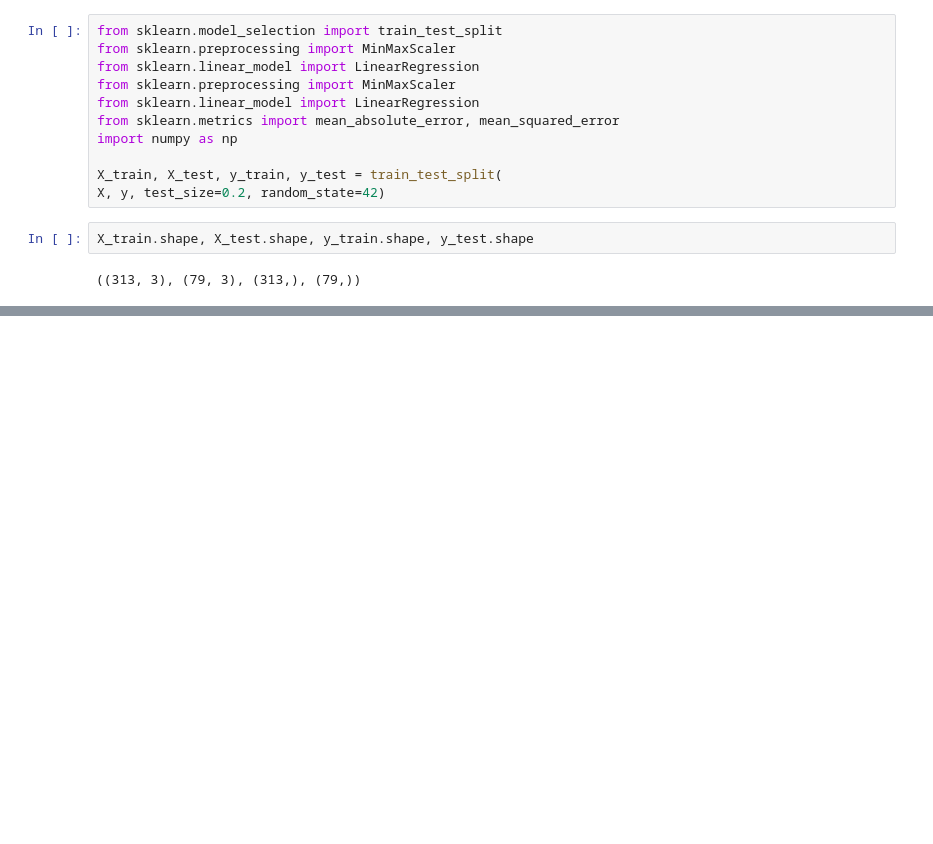
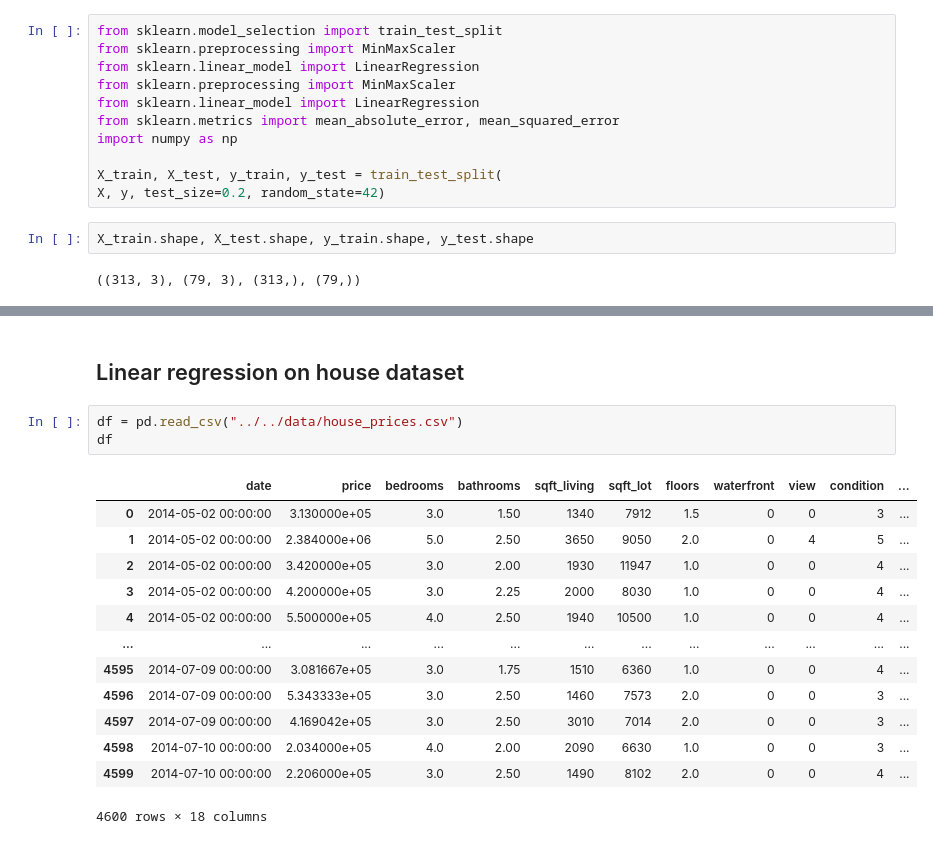
Before and after one commit to Vence85/ai_engineering_jonas_gustafsson, a Jupyter notebook: exercises/exercise_01/exercise_01.ipynb, the cells around one changed output, grey strips where cells are left out. Cells and saved outputs as stored; diff of their text form; blank space fills up the shorter version.

```diff
--- a/exercises/exercise_01/exercise_01.ipynb
+++ b/exercises/exercise_01/exercise_01.ipynb
@@ -177,0 +196,19 @@ RMSE: 4.20
+# %% [markdown]
+## Linear regression on house dataset
+# %%
+df = pd.read_csv("../../data/house_prices.csv")
+df
+# %% [output]
+|  | date | price | bedrooms | bathrooms | sqft_living | sqft_lot | floors | waterfront | view | condition | ... |
+| 0 | 2014-05-02 00:00:00 | 3.130000e+05 | 3.0 | 1.50 | 1340 | 7912 | 1.5 | 0 | 0 | 3 | ... |
+| 1 | 2014-05-02 00:00:00 | 2.384000e+06 | 5.0 | 2.50 | 3650 | 9050 | 2.0 | 0 | 4 | 5 | ... |
+| 2 | 2014-05-02 00:00:00 | 3.420000e+05 | 3.0 | 2.00 | 1930 | 11947 | 1.0 | 0 | 0 | 4 | ... |
+| 3 | 2014-05-02 00:00:00 | 4.200000e+05 | 3.0 | 2.25 | 2000 | 8030 | 1.0 | 0 | 0 | 4 | ... |
+| 4 | 2014-05-02 00:00:00 | 5.500000e+05 | 4.0 | 2.50 | 1940 | 10500 | 1.0 | 0 | 0 | 4 | ... |
+| ... | ... | ... | ... | ... | ... | ... | ... | ... | ... | ... | ... |
+| 4595 | 2014-07-09 00:00:00 | 3.081667e+05 | 3.0 | 1.75 | 1510 | 6360 | 1.0 | 0 | 0 | 4 | ... |
+| 4596 | 2014-07-09 00:00:00 | 5.343333e+05 | 3.0 | 2.50 | 1460 | 7573 | 2.0 | 0 | 0 | 3 | ... |
+| 4597 | 2014-07-09 00:00:00 | 4.169042e+05 | 3.0 | 2.50 | 3010 | 7014 | 2.0 | 0 | 0 | 3 | ... |
+| 4598 | 2014-07-10 00:00:00 | 2.034000e+05 | 4.0 | 2.00 | 2090 | 6630 | 1.0 | 0 | 0 | 3 | ... |
+| 4599 | 2014-07-10 00:00:00 | 2.206000e+05 | 3.0 | 2.50 | 1490 | 8102 | 2.0 | 0 | 0 | 4 | ... |
+4600 rows × 18 columns
```
Also changed, not shown: parts of 5 cells of this notebook, 1 other file.
